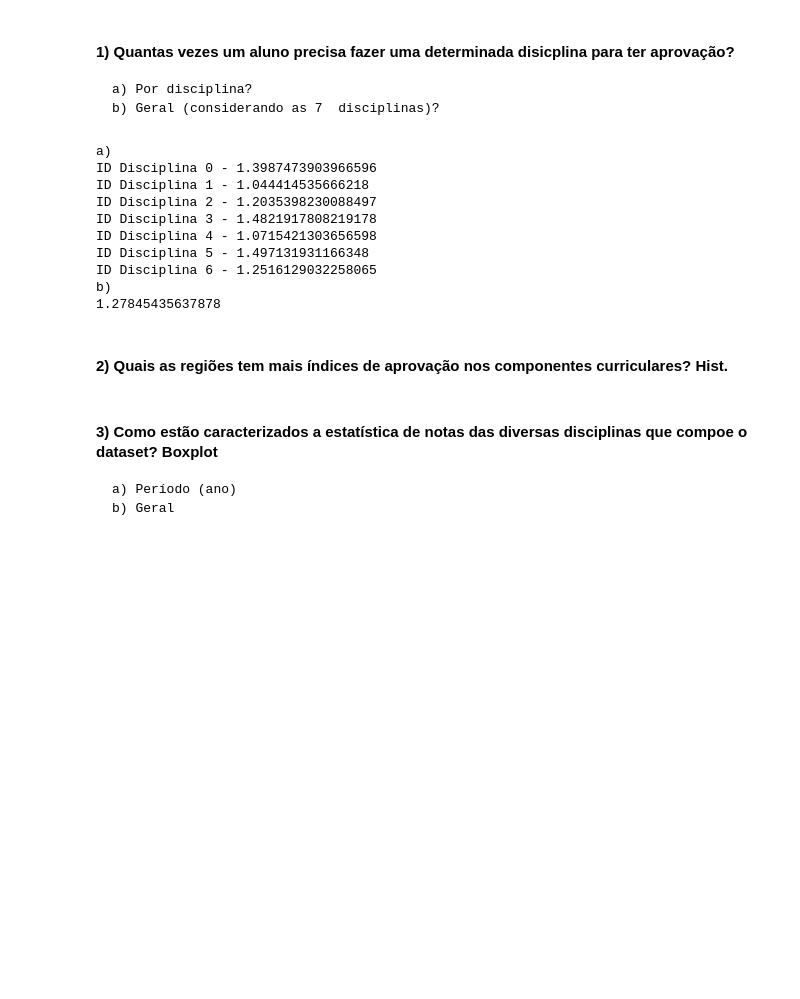
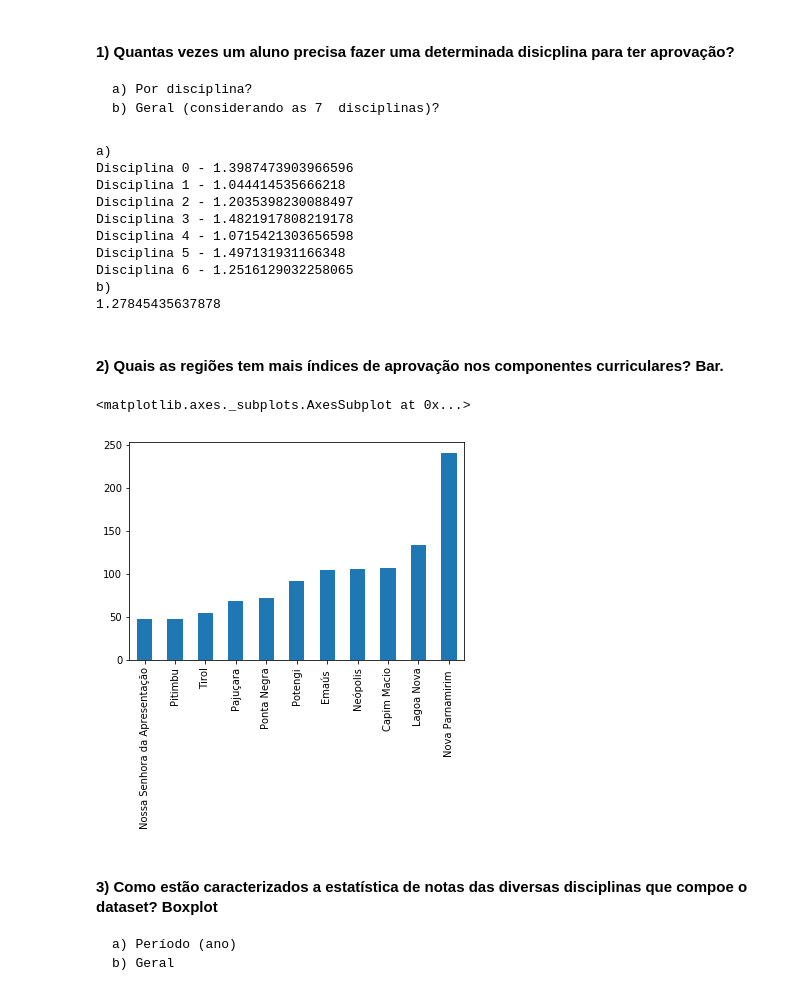
Before and after one commit to paulalps/IMD0033_Probabilidade, a Jupyter notebook: Atividades/Unidade 01/Unidade 01 - Projeto 01.ipynb, the cells around one changed output. Saved outputs shown, nothing was run; the diff lists cells and outputs as text; code cells hidden in the pictures; blank space fills up the shorter version.

```diff
--- a/Atividades/Unidade 01/Unidade 01 - Projeto 01.ipynb
+++ b/Atividades/Unidade 01/Unidade 01 - Projeto 01.ipynb
@@ -5,8 +5,9 @@
 - **Matrícula**: 2016041269
 # %%
 import pandas as pd
+import numpy as np
 import matplotlib.pyplot as plt
-arquivo = 'imd_notas.xlsx'
+arquivo = 'imd_notas_02.xlsx'
 excel = pd.ExcelFile(arquivo)
 dados = excel.parse(0)
 dados.head()
@@ -22,21 +23,21 @@ dados.head()
     a) Por disciplina?
     b) Geral (considerando as 7  disciplinas)?
 # %%
-discs = []
+discs = {} # disciplinas(keys) e seus alunos(values)
 qtd_disc = [] # quantidade de alunos distintos em cada disciplina
 for i in dados['disciplina_ID'].unique():
-    discs.append([])
+    discs[i] = []
     qtd_disc.append([])
 for row in dados.get_values():
     elem = row.tolist()
-    discs[elem[8]].append(elem)
+    discs[elem[8]].append(row)
 print('a)')
 for i in dados['disciplina_ID'].unique():
     for l in discs[i]:
         aluno = l[0]
         if aluno not in qtd_disc[i]:
             qtd_disc[i].append(aluno)
-    print('ID Disciplina ' + str(i) + ' - ' + str(len(discs[i])/len(qtd_disc[i])))
+    print('Disciplina ' + str(i) + ' - ' + str(len(discs[i])/len(qtd_disc[i])))
 print('b)')
 qtd = 0
 for i in dados['disciplina_ID'].unique():
@@ -44,14 +45,14 @@ for i in dados['disciplina_ID'].unique():
 print(qtd/7)
 # %% [output]
 a)
-ID Disciplina 0 - 1.3987473903966596
-ID Disciplina 1 - 1.044414535666218
-ID Disciplina 2 - 1.2035398230088497
-ID Disciplina 3 - 1.4821917808219178
-ID Disciplina 4 - 1.0715421303656598
-ID Disciplina 5 - 1.497131931166348
-ID Disciplina 6 - 1.2516129032258065
+Disciplina 0 - 1.3987473903966596
+Disciplina 1 - 1.044414535666218
+Disciplina 2 - 1.2035398230088497
+Disciplina 3 - 1.4821917808219178
+Disciplina 4 - 1.0715421303656598
+Disciplina 5 - 1.497131931166348
+Disciplina 6 - 1.2516129032258065
 b)
 1.27845435637878
 # %% [markdown]
-#### 2) Quais as regiões tem mais índices de aprovação nos componentes curriculares? Hist.
+#### 2) Quais as regiões tem mais índices de aprovação nos componentes curriculares? Bar.
@@ -61,3 +59,20 @@ b)
+# %%
+%matplotlib inline
+bairros = {}
+for i in  dados['bairro'].unique():
+    bairros[i] = 0
+for row in dados.get_values():
+    l = row.tolist()
+    if row[9] == 'Aprovado':
+        bairros[l[11]] = bairros[l[11]] + 1
+plt_bairros = pd.DataFrame.from_dict(bairros,orient='index')
+plt_bairros.sort_values(0,inplace=True,ascending=False)
+plt_bairros = plt_bairros[1:12]
+plt_bairros.sort_values(0,inplace=True)
+plt_bairros.plot(kind='bar',legend=False)
+# %% [output]
+<matplotlib.axes._subplots.AxesSubplot at 0x...>
+[figure, added]
 # %% [markdown]
 #### 3) Como estão caracterizados a  estatística de notas das diversas disciplinas que compoe o dataset? Boxplot
     a) Período (ano)
```
Also changed, not shown: parts of 4 cells of this notebook, 1 other file.
